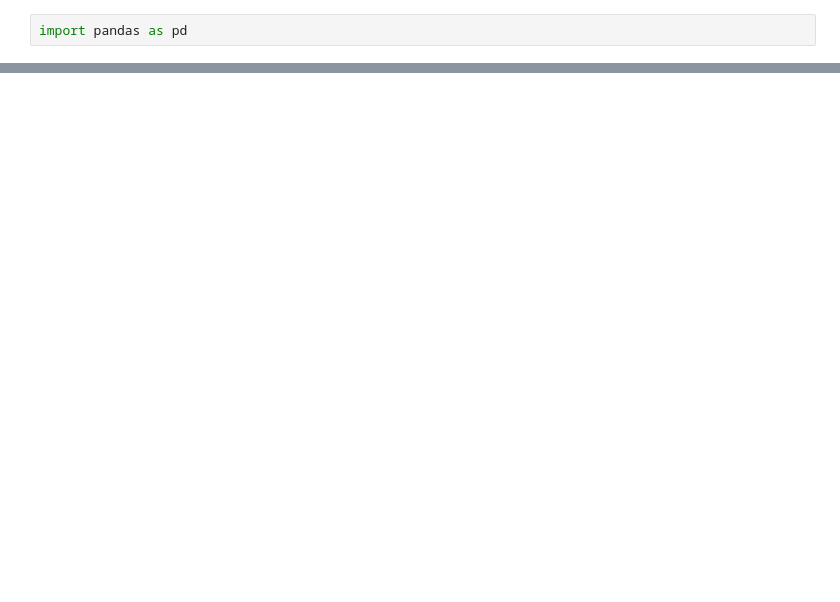
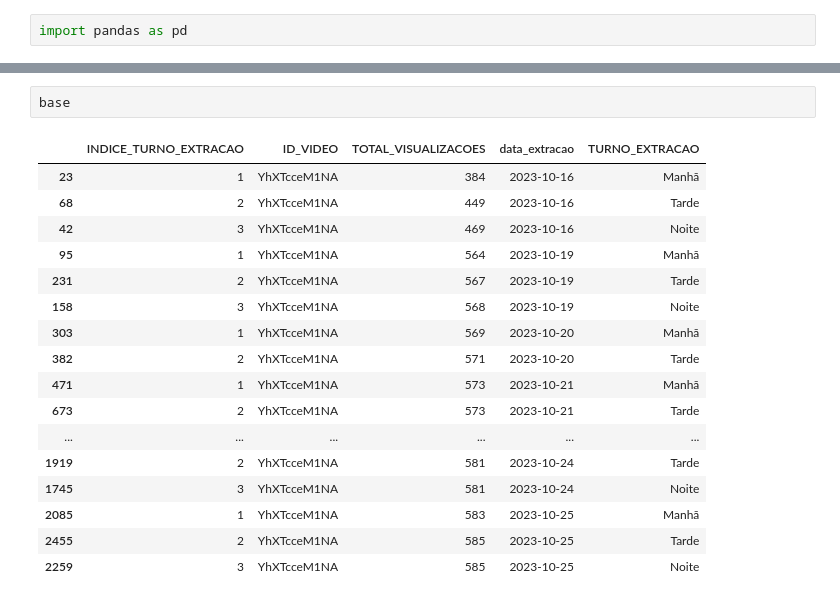
Before and after one commit to rodrigorocha1/analise_dados_youtube, a Jupyter notebook: notebooks/teste.ipynb, the cells around one changed output, grey strips where cells are left out. Saved outputs shown, nothing was run; the diff lists cells and outputs as text; blank space fills up the shorter version.

```diff
--- a/notebooks/teste.ipynb
+++ b/notebooks/teste.ipynb
@@ -26 +70,21 @@ base_teste
+# %%
+base
+# %% [output]
+|  | INDICE_TURNO_EXTRACAO | ID_VIDEO | TOTAL_VISUALIZACOES | data_extracao | TURNO_EXTRACAO |
+| 23 | 1 | YhXTcceM1NA | 384 | 2023-10-16 | Manhã |
+| 68 | 2 | YhXTcceM1NA | 449 | 2023-10-16 | Tarde |
+| 42 | 3 | YhXTcceM1NA | 469 | 2023-10-16 | Noite |
+| 95 | 1 | YhXTcceM1NA | 564 | 2023-10-19 | Manhã |
+| 231 | 2 | YhXTcceM1NA | 567 | 2023-10-19 | Tarde |
+| 158 | 3 | YhXTcceM1NA | 568 | 2023-10-19 | Noite |
+| 303 | 1 | YhXTcceM1NA | 569 | 2023-10-20 | Manhã |
+| 382 | 2 | YhXTcceM1NA | 571 | 2023-10-20 | Tarde |
+| 471 | 1 | YhXTcceM1NA | 573 | 2023-10-21 | Manhã |
+| 673 | 2 | YhXTcceM1NA | 573 | 2023-10-21 | Tarde |
+| ... | ... | ... | ... | ... | ... |
+| 1919 | 2 | YhXTcceM1NA | 581 | 2023-10-24 | Tarde |
+| 1745 | 3 | YhXTcceM1NA | 581 | 2023-10-24 | Noite |
+| 2085 | 1 | YhXTcceM1NA | 583 | 2023-10-25 | Manhã |
+| 2455 | 2 | YhXTcceM1NA | 585 | 2023-10-25 | Tarde |
+| 2259 | 3 | YhXTcceM1NA | 585 | 2023-10-25 | Noite |
 # %%
```
Also changed, not shown: parts of 16 cells of this notebook, 2 other files.
